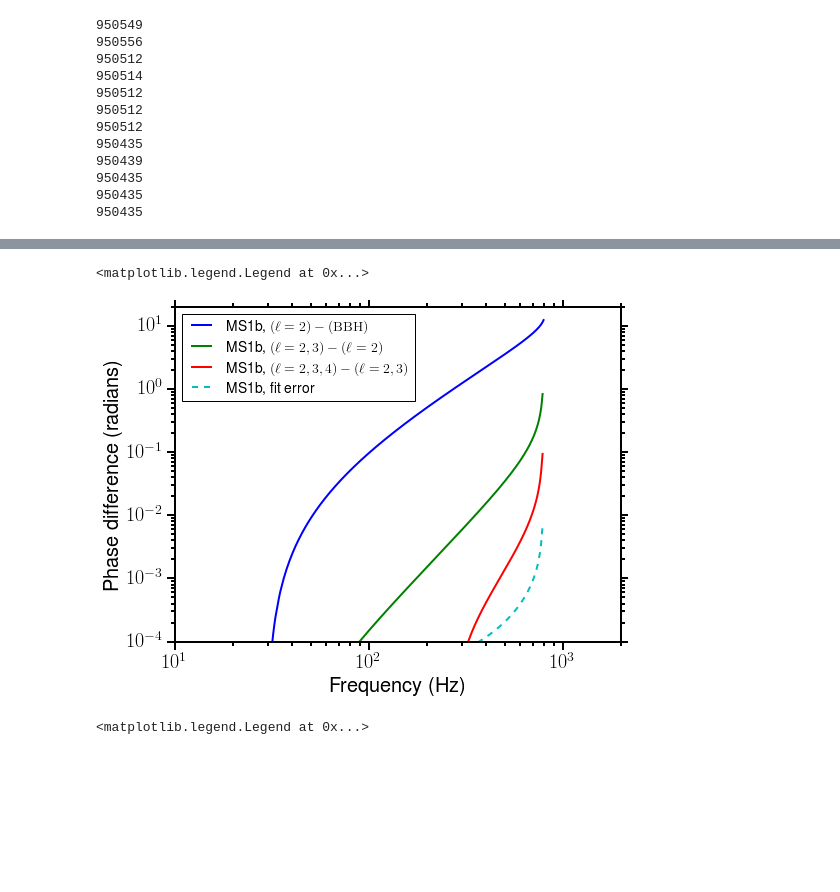
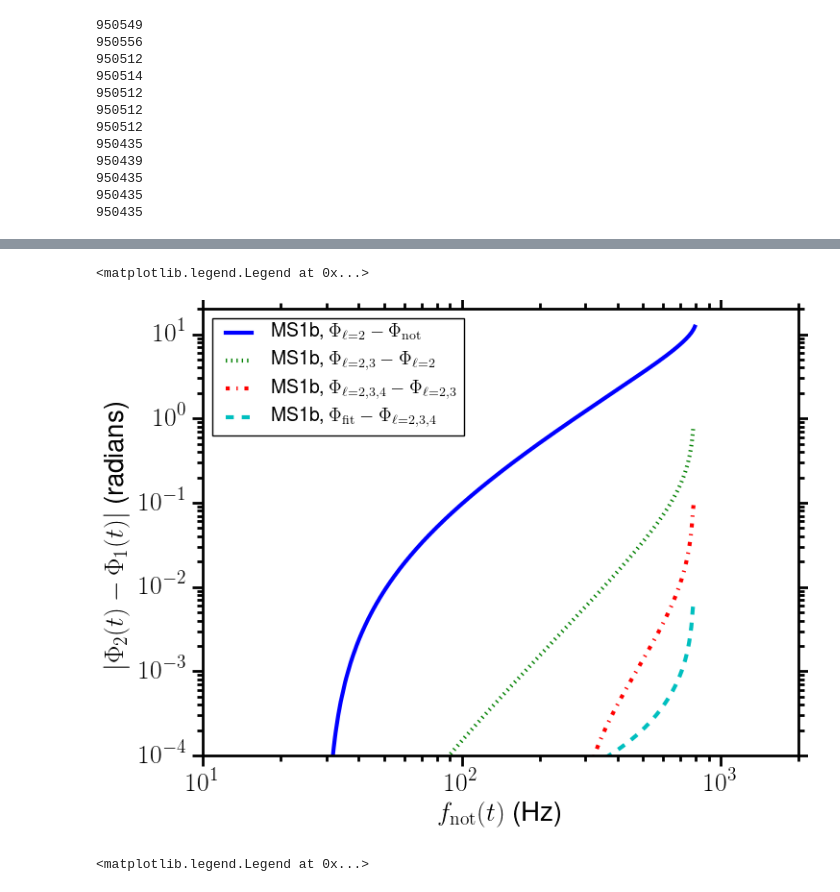
Before and after one commit to benjaminlackey/cbcrom, a Jupyter notebook: notebooks/CompareWaveformPhase.ipynb, the cells around one changed output, grey strips where cells are left out. Drawn from its saved outputs; the diff is of its cells as text; code cells hidden in the pictures; blank space fills up the shorter version.

```diff
--- a/notebooks/CompareWaveformPhase.ipynb
+++ b/notebooks/CompareWaveformPhase.ipynb
@@ -252,13 +254,21 @@ filename_list = [
     '../comparison_waveforms/sly140140_k40.h5',
     '../comparison_waveforms/sly140140_target.h5',
     '../comparison_waveforms/sly140140_fit.h5',
+
     '../comparison_waveforms/ms1b140140_k3k40.h5',
     '../comparison_waveforms/ms1b140140_k40.h5',
     '../comparison_waveforms/ms1b140140_target.h5',
     '../comparison_waveforms/ms1b140140_fit.h5',
+
     '../comparison_waveforms/bbh135135.h5',
     '../comparison_waveforms/bbh_q1_DNB12.h5',
-    '../comparison_waveforms/bbh_q1_NDRP15.h5'
+    '../comparison_waveforms/bbh_q1_NDRP15.h5',
+
+    '../comparison_waveforms/BGN1H1_target.h5',
+    '../comparison_waveforms/BGN1H1_fit.h5',
+
+    '../comparison_waveforms/MPA1_target.h5',
+    '../comparison_waveforms/MPA1_fit.h5',
 ]
 
 
@@ -487,41 +533,37 @@ axes.legend(loc='upper left')
 # %%
 fig, axes = plt.subplots(1, figsize=(8, 6))
 
 freq = bbh_ndr['freq'].numpy()
 
-#phasediff = ms1beffect.numpy()
-#lenmin = min(len(freq), len(phasediff))
-#axes.plot(freq[:lenmin], phasediff[:lenmin], lw=2, c='k', label=r'MS1b, $(\ell=2,3,4)-({\rm BBH})$')
-
 phasediff = ms1b2effect.numpy()
 lenmin = min(len(freq), len(phasediff))
-axes.plot(freq[:lenmin], phasediff[:lenmin], lw=2, label=r'MS1b, $(\ell=2)-({\rm BBH})$')
+axes.plot(freq[:lenmin], phasediff[:lenmin], lw=3, label=r'MS1b, $\Phi_{\ell=2}-\Phi_{\rm not}$')
 
 phasediff = ms1b3effect.numpy()
 lenmin = min(len(freq), len(phasediff))
-axes.plot(freq[:lenmin], phasediff[:lenmin], lw=2, label=r'MS1b, $(\ell=2,3)-(\ell=2)$')
+axes.plot(freq[:lenmin], phasediff[:lenmin], lw=3, ls=':', label=r'MS1b, $\Phi_{\ell=2,3}-\Phi_{\ell=2}$')
 
 phasediff = ms1b4effect.numpy()
 lenmin = min(len(freq), len(phasediff))
-axes.plot(freq[:lenmin], phasediff[:lenmin], lw=2, label=r'MS1b, $(\ell=2,3,4)-(\ell=2,3)$')
+axes.plot(freq[:lenmin], phasediff[:lenmin], lw=3, ls='-.', label=r'MS1b, $\Phi_{\ell=2,3,4}-\Phi_{\ell=2,3}$')
 
 phasediff = ms1bfiteffect.numpy()
 lenmin = min(len(freq), len(phasediff))
-axes.plot(freq[:lenmin], phasediff[:lenmin], lw=2, ls='--', label=r'MS1b, fit error')
+axes.plot(freq[:lenmin], phasediff[:lenmin], lw=3, ls='--', label=r'MS1b, $\Phi_{\rm fit}-\Phi_{\ell=2,3,4}$')
 
 axes.set_xlim([10, 2000.0])
 axes.set_ylim([1.0e-4, 20.0])
 axes.set_xscale('log')
 axes.set_yscale('log')
-axes.set_xlabel(r'Frequency (Hz)')
-axes.set_ylabel(r'Phase difference (radians)')
+axes.set_xlabel(r'$f_{\rm not}(t)$ (Hz)')
+axes.set_ylabel(r'$|\Phi_2(t)-\Phi_1(t)|$ (radians)')
 axes.minorticks_on()
 axes.legend(loc='upper left')
 
 #fig.savefig('/home/bdlackey/public_html/ROM/ms1bphase.pdf', format='pdf', transparent=True, bbox_inches='tight')
 # %% [output]
 <matplotlib.legend.Legend at 0x...>
-[figure, old version]
+[figure, new version]
 # %%
 fig, axes = plt.subplots(1, figsize=(8, 6))
 
```
Also changed, not shown: parts of 7 cells of this notebook, 11 other files.
